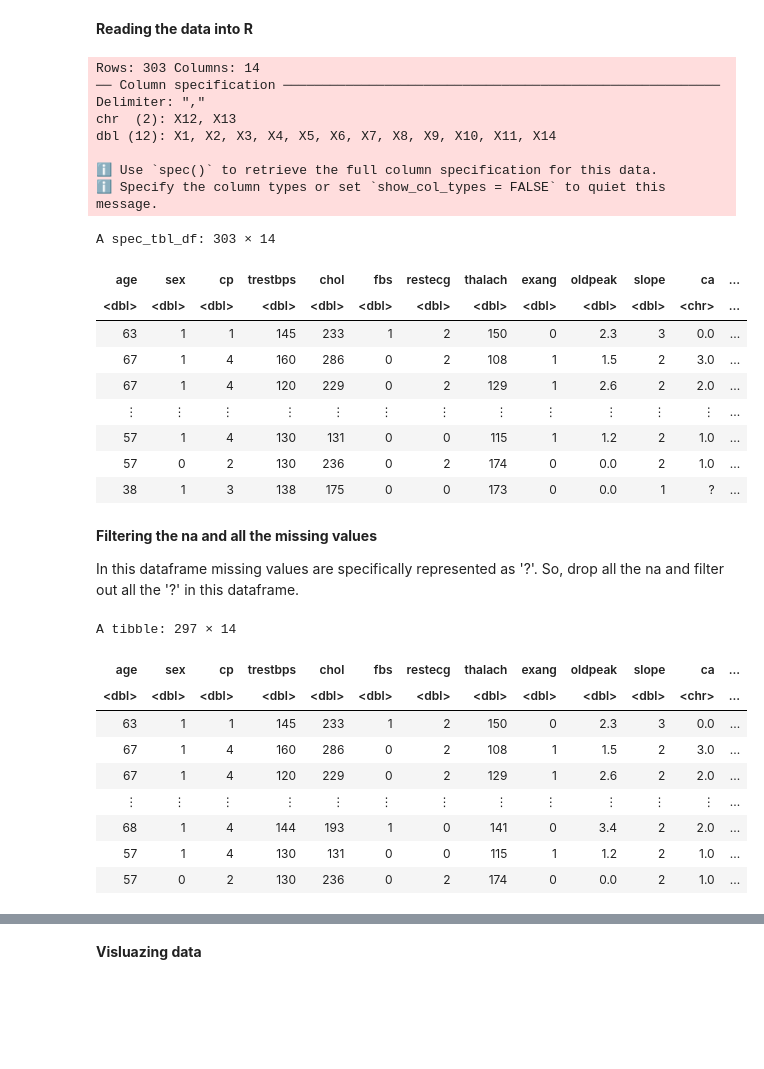
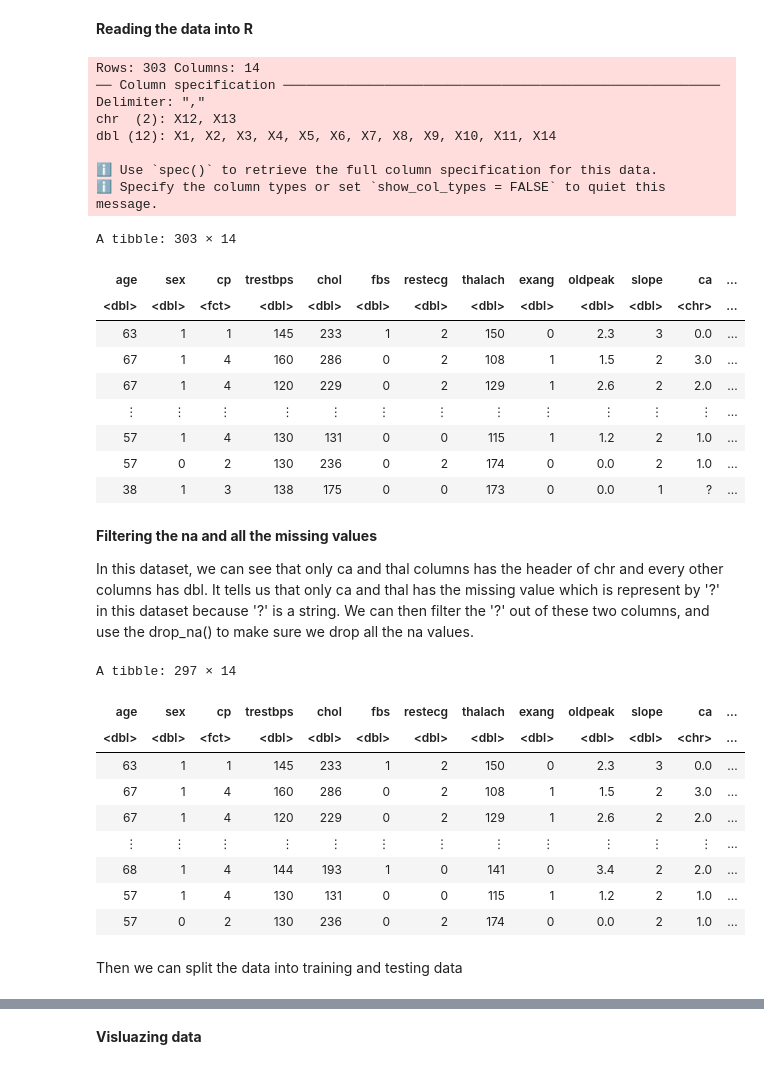
Before and after one commit to Yuvitee/DSCI-100-project, a Jupyter notebook: Heart Disease Proposal.ipynb, the cells around one changed output, grey strips where cells are left out. Saved outputs shown, nothing was run; the diff lists cells and outputs as text; code cells hidden in the pictures; blank space fills up the shorter version.

```diff
--- a/Heart Disease Proposal.ipynb
+++ b/Heart Disease Proposal.ipynb
@@ -25,20 +44,24 @@ options(repr.matrix.max.rows = 6) #limits output of dataframes to 6 rows
 **Reading the data into R**
 # %%
 cleveland_data <- read_csv("https://archive.ics.uci.edu/ml/machine-learning-databases/heart-disease/processed.cleveland.data", col_names = FALSE)
+
 colnames(cleveland_data) <- c("age", "sex", "cp", "trestbps", "chol", "fbs", "restecg", "thalach", "exang", "oldpeak", "slope", "ca","thal", "num")
+cleveland_data <- cleveland_data |>
+mutate(cp = as_factor(cp))
+
 cleveland_data
 # %% [output]
 Rows: 303 Columns: 14
 ── Column specification ────────────────────────────────────────────────────────
 Delimiter: ","
 chr  (2): X12, X13
 dbl (12): X1, X2, X3, X4, X5, X6, X7, X8, X9, X10, X11, X14
 
 ℹ Use `spec()` to retrieve the full column specification for this data.
 ℹ Specify the column types or set `show_col_types = FALSE` to quiet this message.
-A spec_tbl_df: 303 × 14
+A tibble: 303 × 14
 | age | sex | cp | trestbps | chol | fbs | restecg | thalach | exang | oldpeak | slope | ca | ... |
-| <dbl> | <dbl> | <dbl> | <dbl> | <dbl> | <dbl> | <dbl> | <dbl> | <dbl> | <dbl> | <dbl> | <chr> | ... |
+| <dbl> | <dbl> | <fct> | <dbl> | <dbl> | <dbl> | <dbl> | <dbl> | <dbl> | <dbl> | <dbl> | <chr> | ... |
 | 63 | 1 | 1 | 145 | 233 | 1 | 2 | 150 | 0 | 2.3 | 3 | 0.0 | ... |
 | 67 | 1 | 4 | 160 | 286 | 0 | 2 | 108 | 1 | 1.5 | 2 | 3.0 | ... |
 | 67 | 1 | 4 | 120 | 229 | 0 | 2 | 129 | 1 | 2.6 | 2 | 2.0 | ... |
@@ -49,17 +72,18 @@ A spec_tbl_df: 303 × 14
 # %% [markdown]
 **Filtering the na and all the missing values**
 
-In this dataframe missing values are specifically represented as '?'. So, drop all the na and filter out all the '?' in this dataframe.
+In this dataset, we can see that only ca and thal columns has the header of chr and every other columns has dbl. It tells us that only ca and thal has the missing value which is represent by '?' in this dataset because '?' is a string. We can then filter the '?' out of these two columns, and use the drop_na() to make sure we drop all the na values.
 # %%
 filtered_data <- cleveland_data |>
 filter(ca != "?", thal != "?")|>
 drop_na()
 
+
 filtered_data
 # %% [output]
 A tibble: 297 × 14
 | age | sex | cp | trestbps | chol | fbs | restecg | thalach | exang | oldpeak | slope | ca | ... |
-| <dbl> | <dbl> | <dbl> | <dbl> | <dbl> | <dbl> | <dbl> | <dbl> | <dbl> | <dbl> | <dbl> | <chr> | ... |
+| <dbl> | <dbl> | <fct> | <dbl> | <dbl> | <dbl> | <dbl> | <dbl> | <dbl> | <dbl> | <dbl> | <chr> | ... |
 | 63 | 1 | 1 | 145 | 233 | 1 | 2 | 150 | 0 | 2.3 | 3 | 0.0 | ... |
 | 67 | 1 | 4 | 160 | 286 | 0 | 2 | 108 | 1 | 1.5 | 2 | 3.0 | ... |
 | 67 | 1 | 4 | 120 | 229 | 0 | 2 | 129 | 1 | 2.6 | 2 | 2.0 | ... |
@@ -67,3 +91,5 @@ A tibble: 297 × 14
 | 68 | 1 | 4 | 144 | 193 | 1 | 0 | 141 | 0 | 3.4 | 2 | 2.0 | ... |
 | 57 | 1 | 4 | 130 | 131 | 0 | 0 | 115 | 1 | 1.2 | 2 | 1.0 | ... |
 | 57 | 0 | 2 | 130 | 236 | 0 | 2 | 174 | 0 | 0.0 | 2 | 1.0 | ... |
+# %% [markdown]
+Then we can split the data into training and testing data
```
Also changed, not shown: parts of 12 cells of this notebook.
